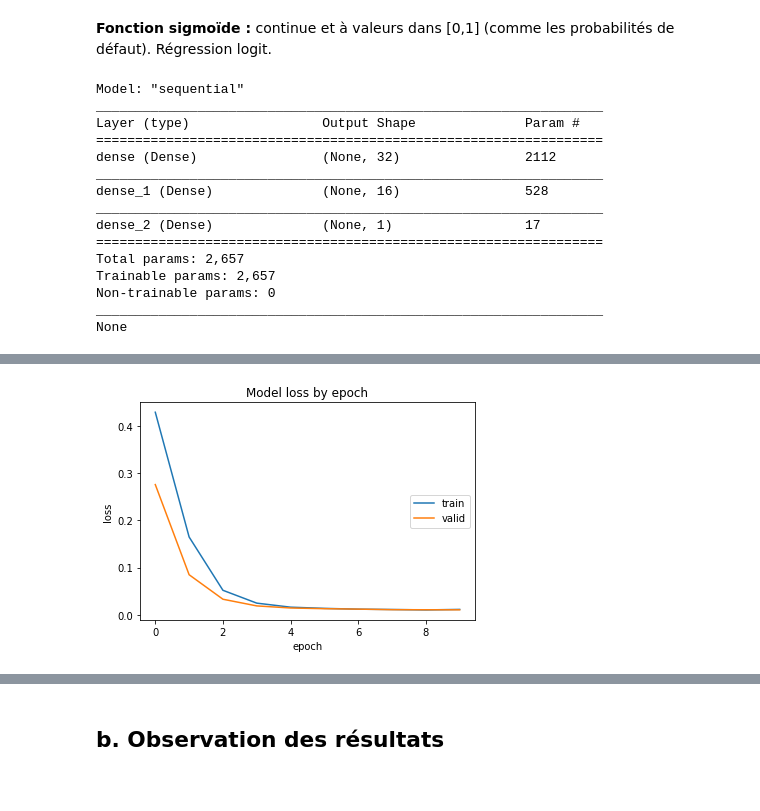
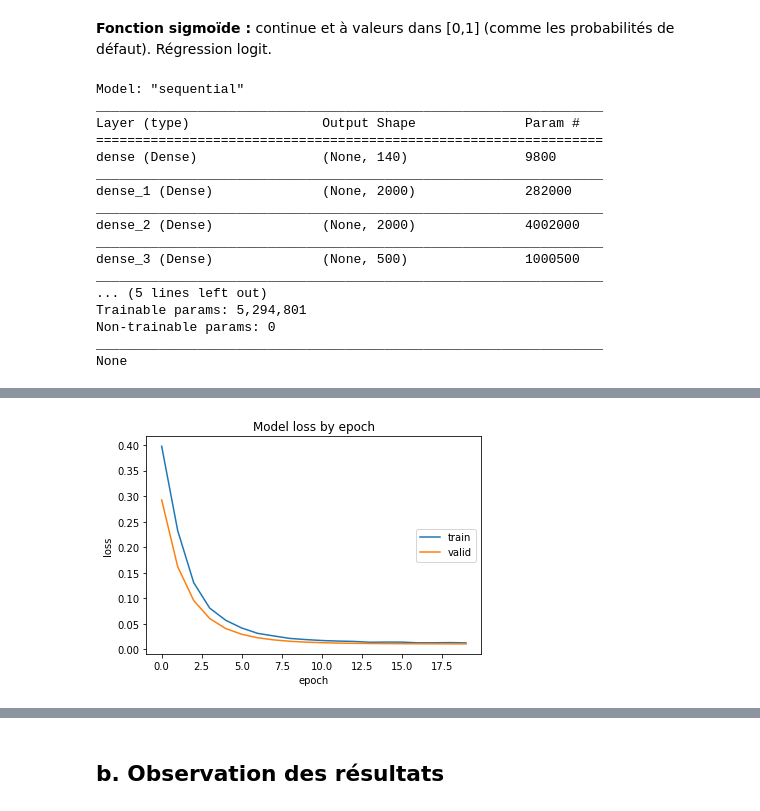
Before and after one commit to Rxzh/PD, a Jupyter notebook: Architecture réseaux de neurones.ipynb, the cells around one changed output, grey strips where cells are left out. Cells and saved outputs as stored; diff of their text form; code cells hidden in the pictures.

Commit message:
new market data with pd

```diff
--- a/Architecture réseaux de neurones.ipynb
+++ b/Architecture réseaux de neurones.ipynb
@@ -93,0 +103,3 @@ df1.shape
+# %%
+df1 = df1.drop_duplicates(subset=df1.columns.difference(['PD_1y']))
+df1.shape
@@ -167,11 +181,11 @@ X_test_submit = enc.transform(X_test_submit)
 
 
 class Pipeline:
-    def __init__(self, X_train):
+    def __init__(self, X_train, X_full = None):
         """
         Se fit sur le jeu de TRAIN, une seule fois
         """
-        self.ohe = preprocessing.OneHotEncoder(categories='auto',sparse=False).fit(X_train[:,discrete_features_idx])
+        self.ohe = preprocessing.OneHotEncoder(categories='auto',sparse=False).fit(X_full[:,discrete_features_idx])
         self.std_scaler = preprocessing.StandardScaler().fit(X_train[:,continuous_features_idx])
         print(self.ohe.categories_)
 
@@ -188,13 +202,13 @@ class Pipeline:
 
         return X_processed
 # %%
-X_train, X_test, y_train, y_test = model_selection.train_test_split(X_full, y_full, test_size=0.10,
+X_train, X_test_, y_train, y_test = model_selection.train_test_split(X_full, y_full, test_size=0.1,
                                                                     #stratify=y_full, # stratification
                                                                     random_state=92)
 
-pipe = Pipeline(X_train)
+pipe = Pipeline(X_train,X_full)
 X_train = pipe.traitement(X_train)
-X_test  = pipe.traitement(X_test)
+X_test  = pipe.traitement(X_test_)
 # %% [output]
 [array(['Banking', 'Basic Industry', 'Brokerage Assetmanagers Exchanges',
        'Capital Goods', 'Communications', 'Consumer Cyclical',
@@ -246,10 +261,12 @@ X_train.shape
 # %%
 model = Sequential()
-model.add(Dense(units=32,input_dim=65,))#activation="sigmoid")) #6 is good
-model.add(Dense(units=16))
+model.add(Dense(units=140,input_dim=69,))#activation="sigmoid")) #6 is good
+model.add(Dense(units=2000))
+model.add(Dense(units=2000))
+model.add(Dense(units=500))
 model.add(Dense(units=1,activation="sigmoid"))
-#model.add(Dropout(0.2))
-learning_rate = 0.0002
+model.add(Dropout(0.3))
+learning_rate = 1e-6 # 0.0001
 
 sgd = SGD(learning_rate)  #lr = 0.02
 adam = Adam(learning_rate) #lr = 0.001
@@ -272,14 +289,16 @@ Model: "sequential"
 _________________________________________________________________
 Layer (type)                 Output Shape              Param #
 =================================================================
-dense (Dense)                (None, 32)                2112
+dense (Dense)                (None, 140)               9800
 _________________________________________________________________
-dense_1 (Dense)              (None, 16)                528
+dense_1 (Dense)              (None, 2000)              282000
 _________________________________________________________________
-dense_2 (Dense)              (None, 1)                 17
-=================================================================
-Total params: 2,657
-Trainable params: 2,657
+dense_2 (Dense)              (None, 2000)              4002000
+_________________________________________________________________
+dense_3 (Dense)              (None, 500)               1000500
+_________________________________________________________________
+... (5 lines left out)
+Trainable params: 5,294,801
 Non-trainable params: 0
 _________________________________________________________________
 None
@@ -287,8 +306,8 @@ None
 callback = keras.callbacks.EarlyStopping(monitor='loss', patience=3)
 #callback = None
 history = model.fit(np.squeeze(X_train), y_train,         # Train the model using the training set...
-          batch_size=20, epochs=10,
-          verbose=1, validation_split=0.2,steps_per_epoch=80,callbacks=[callback])           # ...holding out 40% of the data for validation
+          batch_size=20, epochs=20,
+          verbose=1, validation_split=0.2,steps_per_epoch=80,)#callbacks=[callback])           # ...holding out 40% of the data for validation
 
 # --------------------------------------
 # Evaluation
@@ -328,6 +347,6 @@ Epoch 6/10
 The final loss on the TEST set is: 0.01.
 The final mean_absolute_error on the TEST set is: 0.01.
-[figure, old version]
+[figure, new version]
 # %%
 #Résultats
 
```
Also changed, not shown: parts of 61 cells of this notebook, 4 other files.
